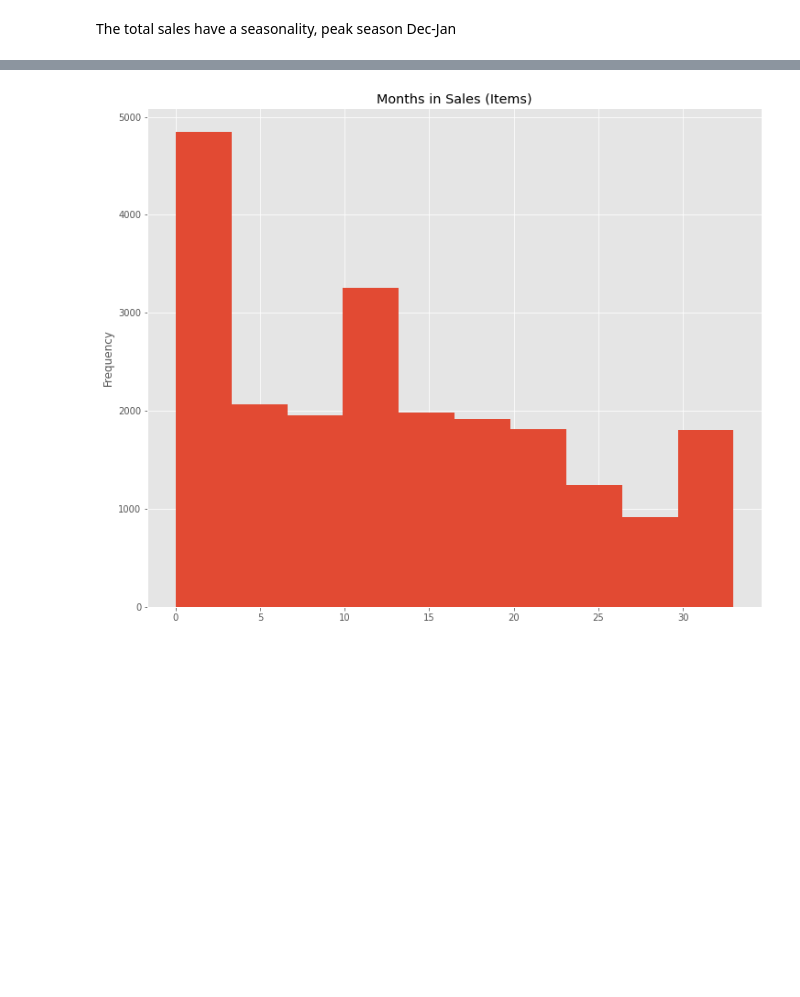
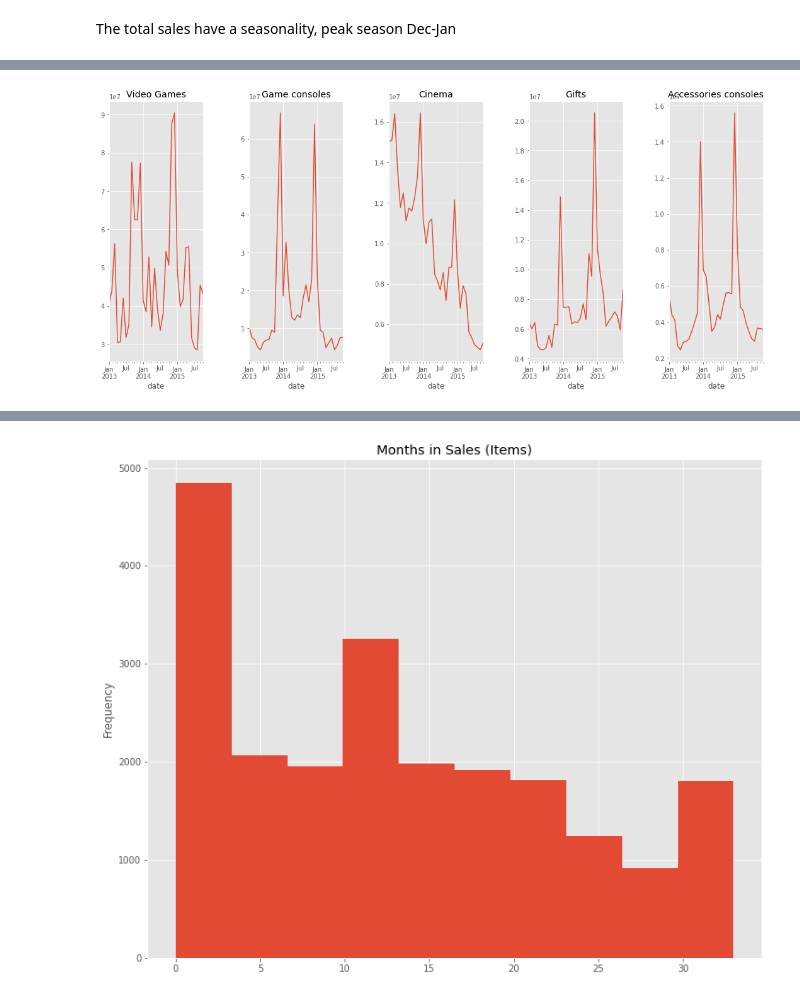
Before and after one commit to jquesada92/Kaggle_Times_Series_Competition, a Jupyter notebook: times_series_competition.ipynb, the cells around one changed output, grey strips where cells are left out. Cells and saved outputs as stored; diff of their text form; code cells hidden in the pictures; blank space fills up the shorter version.

```diff
--- a/times_series_competition.ipynb
+++ b/times_series_competition.ipynb
@@ -224,0 +236,11 @@ The total sales have a seasonality, peak season Dec-Jan
+# %%
+df_category_monthly_sales = df_monthly_sales.set_index("date")\
+.groupby('product_type')\
+.resample("M").sale.sum()\
+.reset_index()\
+.pivot_table(index='date',columns='product_type',values='sale',aggfunc='sum')
+# %%
+df_avg_sales_by_cat = df_category_monthly_sales.mean().sort_values(ascending=False)
+
+df_avg_sales_by_cat.sort_values().plot.barh()
+plt.show()
@@ -224,0 +249,15 @@ The total sales have a seasonality, peak season Dec-Jan
+# %%
+top_product_types = df_avg_sales_by_cat.head().index.tolist()
+# %%
+df_category_monthly_sales = df_category_monthly_sales.loc[:,top_product_types]
+# %%
+
+fig, axes = plt.subplots(ncols=5, nrows=1, figsize=(16,8))
+n = 0
+for col in df_category_monthly_sales.columns:
+  df_category_monthly_sales[col].plot(title=col,ax=axes[n])
+  n +=1
+plt.tight_layout(pad=5)
+plt.show()
+# %% [output]
+[figure, added]
```
Also changed, not shown: parts of 32 cells of this notebook.
